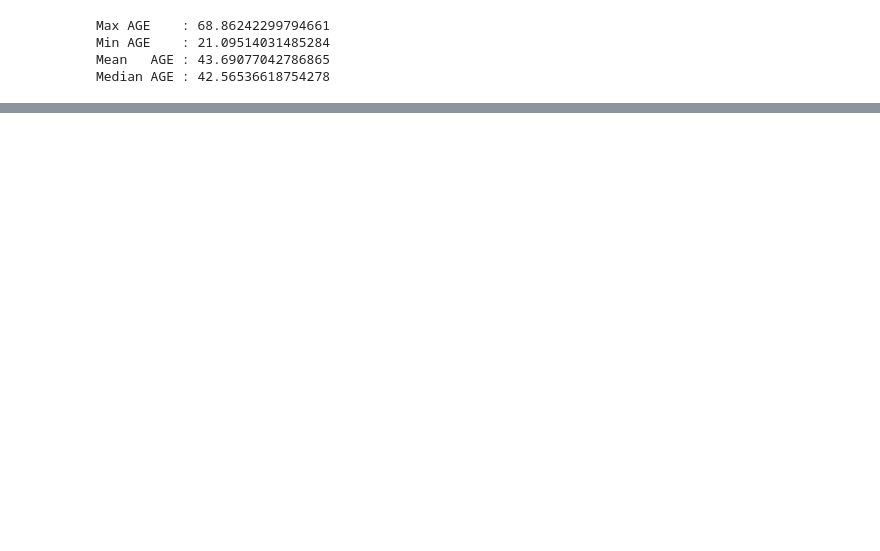
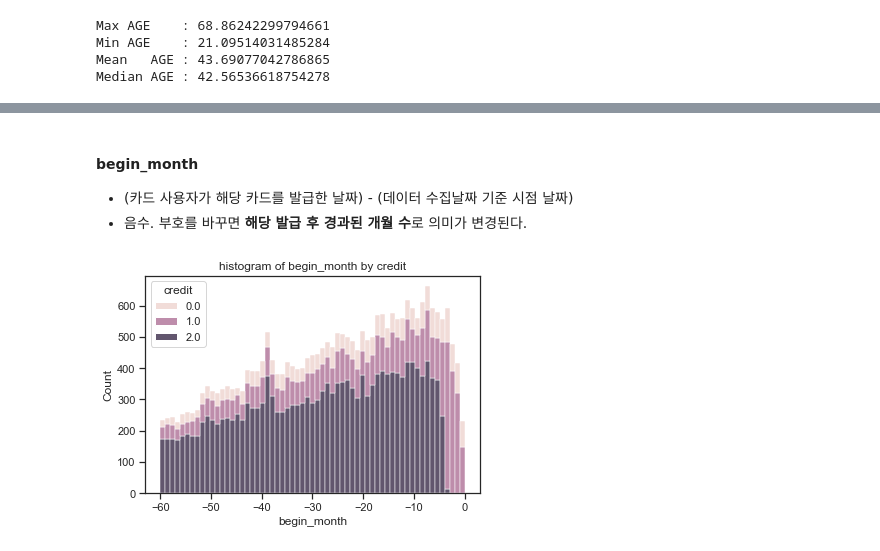
Before and after one commit to Gangtaro/data_science_repository, a Jupyter notebook: COMPETETION_LOG/DACON_210405_credit/210405_credit_eda.ipynb, the cells around one changed output, grey strips where cells are left out. Drawn from its saved outputs; the diff is of its cells as text; code cells hidden in the pictures; blank space fills up the shorter version.

```diff
--- a/COMPETETION_LOG/DACON_210405_credit/210405_credit_eda.ipynb
+++ b/COMPETETION_LOG/DACON_210405_credit/210405_credit_eda.ipynb
@@ -319,0 +354,12 @@ Median AGE : 42.56536618754278
+# %%
+train['DAYS_EMPLOYED'][train['DAYS_EMPLOYED'] == 365243] = 0
+# %% [markdown]
+#### begin_month
+- (카드 사용자가 해당 카드를 발급한 날짜) - (데이터 수집날짜 기준 시점 날짜)
+- 음수. 부호를 바꾸면 **해당 발급 후 경과된 개월 수**로 의미가 변경된다.
+# %%
+sns.histplot(x = 'begin_month', bins = 61, hue = 'credit', data = train, multiple = 'stack' )
+plt.title('histogram of begin_month by credit')
+plt.show()
+# %% [output]
+[figure, added]
```
Also changed, not shown: parts of 20 cells of this notebook, 9 other files.
